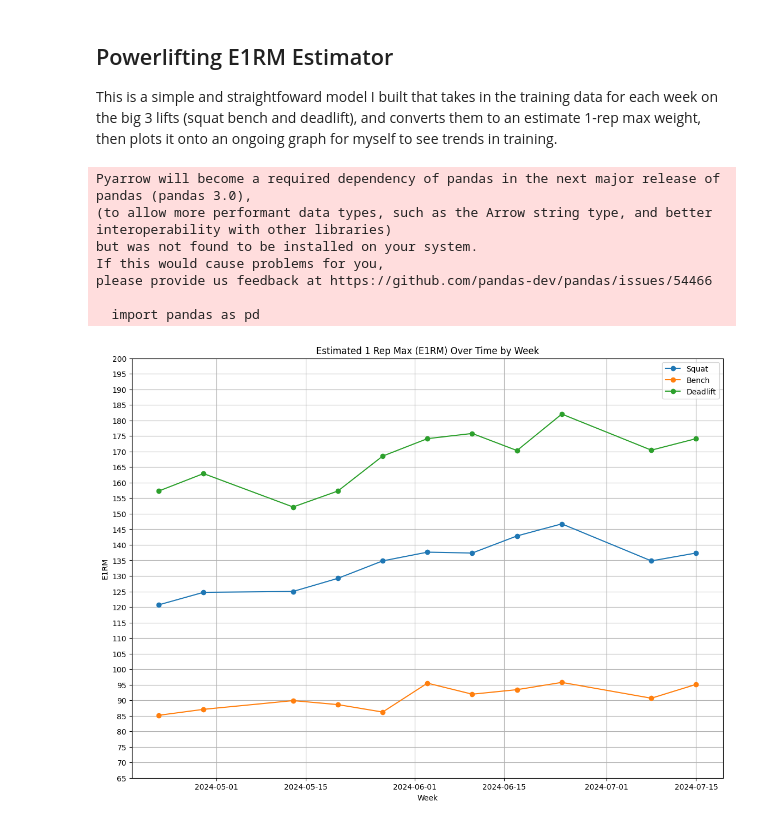
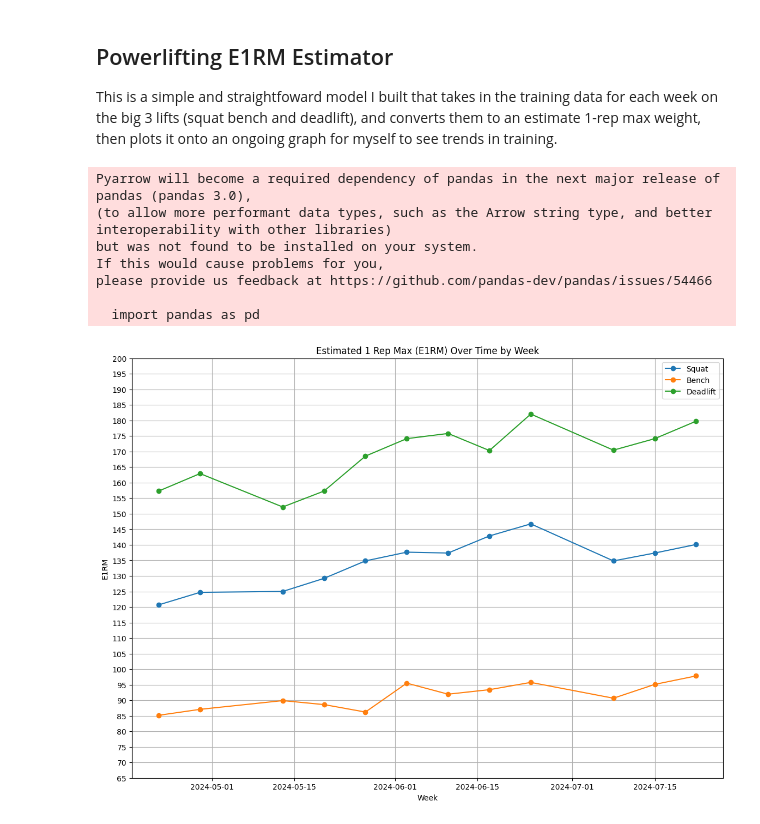
Before and after one commit to maxz101524/EQUOTA, a Jupyter notebook: E1RMpredictor.ipynb, the cells around one changed output. Saved outputs shown, nothing was run; the diff lists cells and outputs as text; code cells hidden in the pictures.

```diff
--- a/E1RMpredictor.ipynb
+++ b/E1RMpredictor.ipynb
@@ -66,31 +66,32 @@ def plot_e1rm():
     y_max = int(max(df[['squat_e1rm', 'bench_e1rm', 'deadlift_e1rm']].max()) + 20)
     plt.yticks(np.arange(y_min, y_max, 5))
     plt.title('Estimated 1 Rep Max (E1RM) Over Time by Week')
     plt.xlabel('Week')
     plt.ylabel('E1RM')
     plt.legend()
     plt.grid(True)
     plt.show()
 
 add_weekly_data("2024-04-22", 105, 1, 6, 77.5, 1, 7.5, 140, 1, 7)
 add_weekly_data("2024-04-29", 111, 1, 7, 77.5, 1, 7, 145, 1, 7)
 add_weekly_data("2024-05-13", 115, 1, 8, 80, 1, 7, 140, 1, 8)
 add_weekly_data("2024-05-20", 115, 1, 7, 70, 4, 6, 140, 1, 7)
 add_weekly_data("2024-05-27", 120, 1, 7, 75, 1, 6, 150, 1, 7)
 add_weekly_data("2024-06-03", 122.5, 1, 7, 85, 1, 7, 155, 1, 7)
 add_weekly_data("2024-06-10", 125, 1, 7.5, 80, 1, 6, 160, 1, 7.5)
 add_weekly_data("2024-06-17", 130, 1, 7.5, 85, 1, 7.5, 155, 1, 7.5)
 add_weekly_data("2024-06-24", 135, 1, 8, 90, 1, 8.5, 167.5, 1, 8)
 add_weekly_data("2024-07-8", 120, 1, 7, 82.5, 1, 7.5, 150, 1, 6.5)
 add_weekly_data("2024-07-15", 125, 1, 7.5, 87.5, 1, 8, 155, 1, 7)
+add_weekly_data("2024-07-22", 127.5, 1, 7.5, 90, 1, 8, 160, 1, 7)
 
 plot_e1rm()
 # %% [output]
 Pyarrow will become a required dependency of pandas in the next major release of pandas (pandas 3.0),
 (to allow more performant data types, such as the Arrow string type, and better interoperability with other libraries)
 but was not found to be installed on your system.
 If this would cause problems for you,
 please provide us feedback at https://github.com/pandas-dev/pandas/issues/54466
 
   import pandas as pd
-[figure, old version]
+[figure, new version]
```
